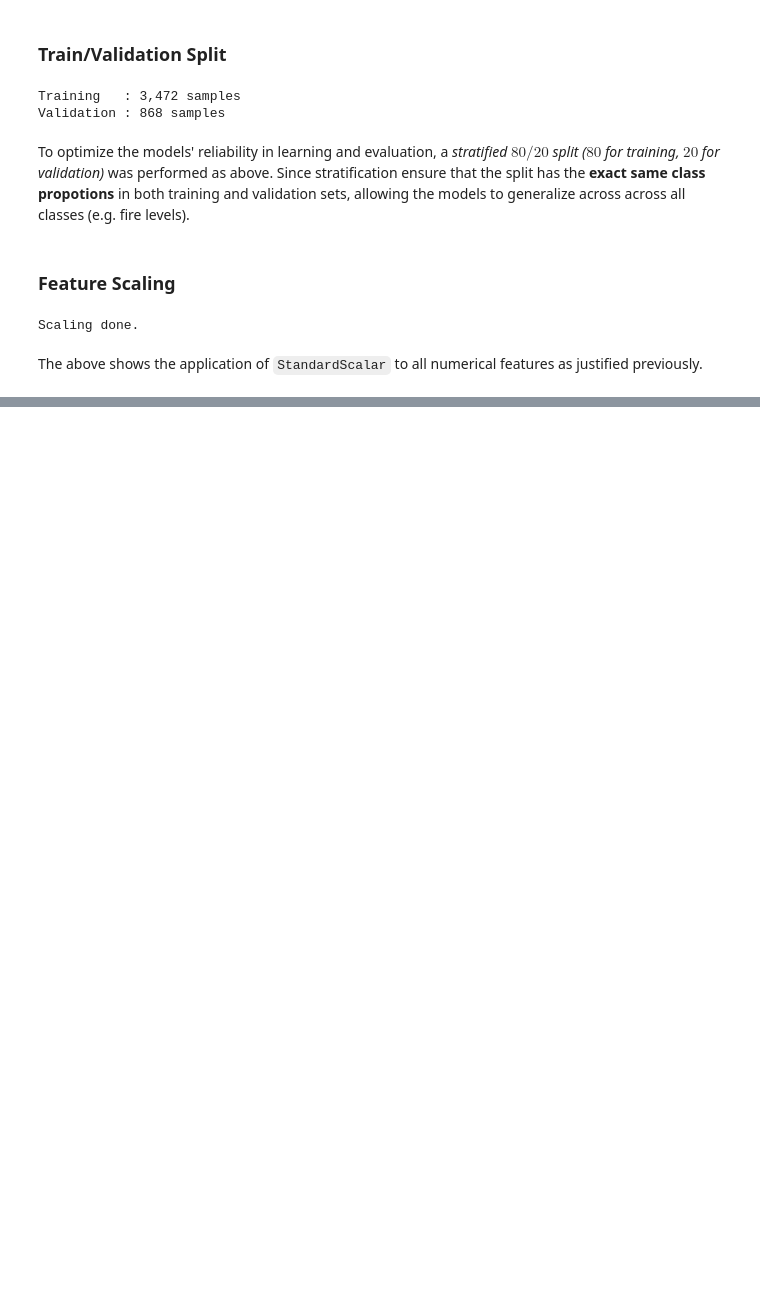
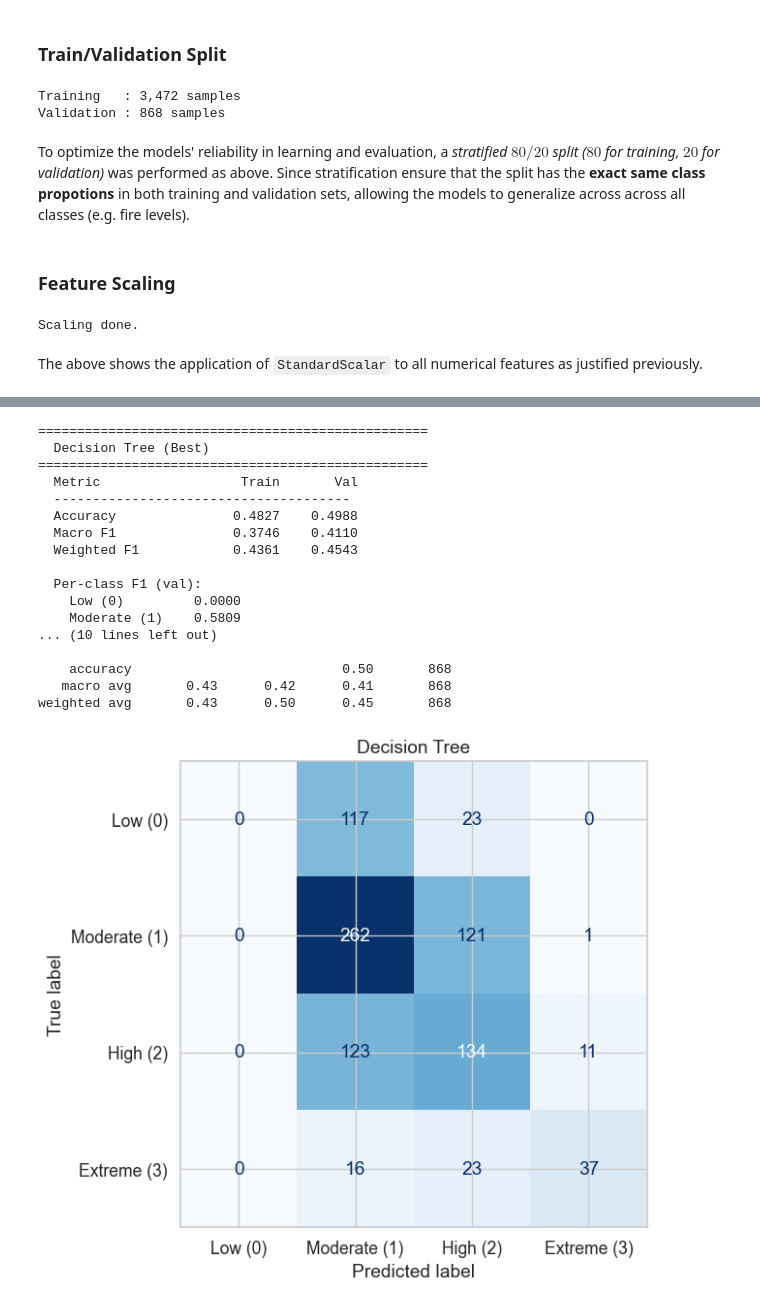
Before and after one commit to wadamiru/manual-ml, a Jupyter notebook: ML-A2/project_wildfire.ipynb, the cells around one changed output, grey strips where cells are left out. Saved outputs shown, nothing was run; the diff lists cells and outputs as text; code cells hidden in the pictures; blank space fills up the shorter version.

```diff
--- a/ML-A2/project_wildfire.ipynb
+++ b/ML-A2/project_wildfire.ipynb
@@ -486,0 +605,35 @@ def hyperparam_curve(param_vals, tr_scores, val_scores, xlabel, title, log=False
+# %%
+# final Decision Tree model
+dt_best = DecisionTreeClassifier(
+    max_depth=best_depth,
+    min_samples_split=best_mss,
+    random_state=SEED
+)
+dt_best.fit(X_train, y_train)
+
+dt_tr_acc, dt_val_acc, dt_tr_f1, dt_val_f1, dt_tr_wf1, dt_val_wf1, dt_per_class = evaluate(
+    dt_best, X_train, y_train, X_val, y_val, label='Decision Tree (Best)'
+)
+
+print('\nClassification Report (Validation):')
+print(classification_report(y_val, dt_best.predict(X_val), target_names=CLASS_NAMES))
+plot_confusion(dt_best, X_val, y_val, 'Decision Tree')
+# %% [output]
+==================================================
+  Decision Tree (Best)
+==================================================
+  Metric                  Train       Val
+  --------------------------------------
+  Accuracy               0.4827    0.4988
+  Macro F1               0.3746    0.4110
+  Weighted F1            0.4361    0.4543
+
+  Per-class F1 (val):
+    Low (0)         0.0000
+    Moderate (1)    0.5809
+... (10 lines left out)
+
+    accuracy                           0.50       868
+   macro avg       0.43      0.42      0.41       868
+weighted avg       0.43      0.50      0.45       868
+[figure, added]
```
Also changed, not shown: parts of 14 cells of this notebook, 1 other file.
